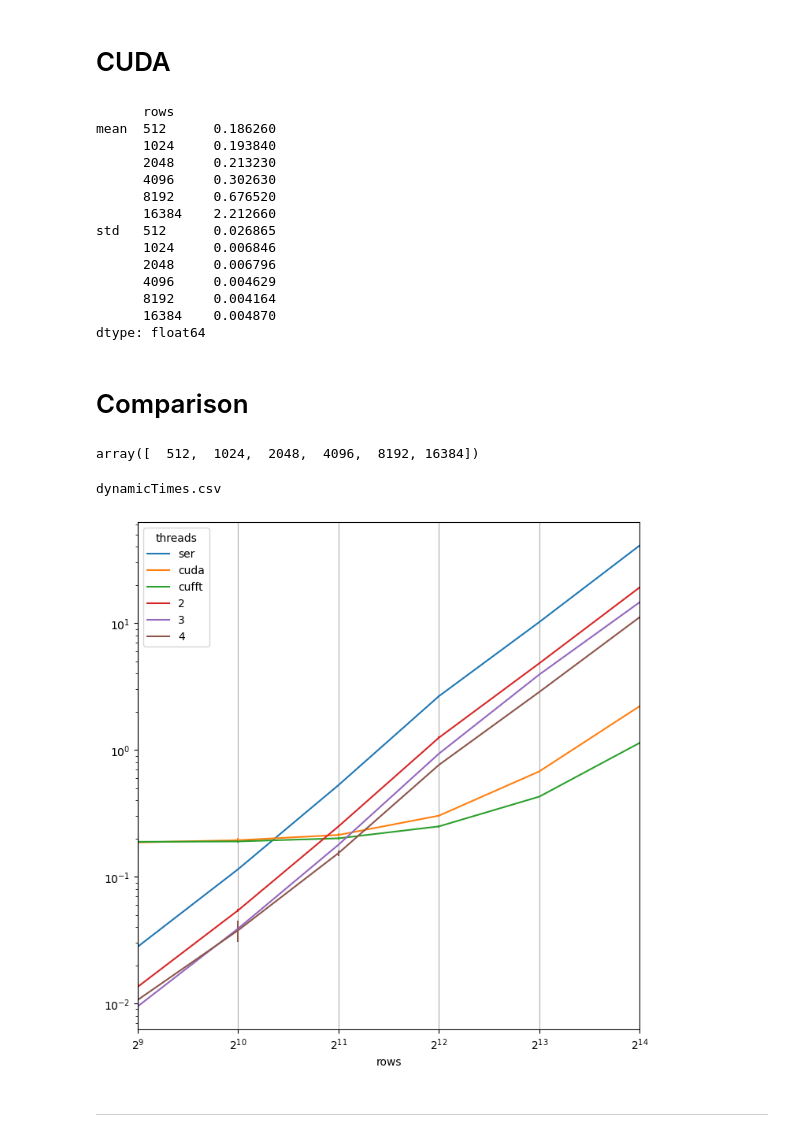
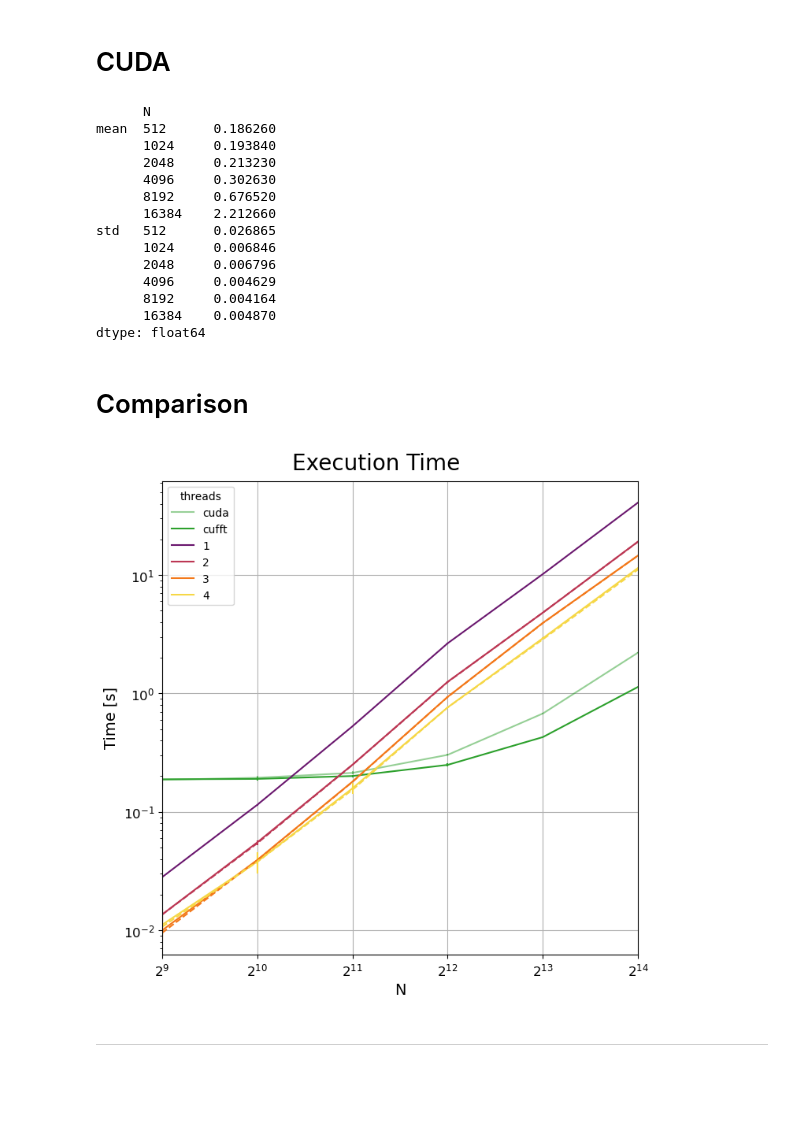
Before and after one commit to GioMai24/Speed-of-Light-FFT, a Jupyter notebook: visualization.ipynb, the cells around one changed output. Saved outputs shown, nothing was run; the diff lists cells and outputs as text; code cells hidden in the pictures; blank space fills up the shorter version.

```diff
--- a/visualization.ipynb
+++ b/visualization.ipynb
@@ -73,11 +98,11 @@ for i, name in enumerate(statFunc.columns[2:]):
 # %%
 wdir = Path("logs/singleImage/cuda/")
 # %%
-cuData = pd.read_csv(wdir/"times.csv", sep=' ', names=["rows", "real", "user", "sys"], header=None)
-cuMeanStd = cuData.groupby("rows").agg(["mean", "std"])["real"].unstack()
+cuData = pd.read_csv(wdir/"times.csv", sep=' ', names=["N", "real", "user", "sys"], header=None)
+cuMeanStd = cuData.groupby("N").agg(["mean", "std"])["real"].unstack()
 cuMeanStd
 # %% [output]
-      rows
+      N
 mean  512      0.186260
       1024     0.193840
       2048     0.213230
@@ -93,30 +118,38 @@ std   512      0.026865
 dtype: float64
 # %% [markdown]
 # Comparison
-# %%
-data["rows"].unique()
-# %% [output]
-array([  512,  1024,  2048,  4096,  8192, 16384])
 # %%
 wdir = Path("logs/singleImage/")
-pdNames = ["rows", "real", "user", "sys"]
+pdNames = ["N", "real", "user", "sys"]
+colors = plt.get_cmap("inferno")(np.linspace(0.3, 0.9, 4))
+
 fig, ax = plt.subplots(figsize=(7,7), layout="constrained")
+fig.suptitle("Execution Time", fontsize=20)
 ax.set_yscale("log")
 ax.set_xscale("log", base=2)
 ax.set_xlim(512, 16384)
 
+cmap = {
+        "1":{"color":colors[0]},
+        "cuda":{"color":"tab:green", "alpha":0.5},
+        "cufft":{"color":"tab:green"},
+        "threads":{"color":colors[1:]}
+       }
+
 for file in wdir.glob("**/times.csv"):
     data = pd.read_csv(file, sep=' ', names=pdNames, header=None)
-    data.groupby("rows").agg(["mean", "std"])["real"].plot(y="mean", yerr="std", xticks=data["rows"].unique(), label=file.parent.name, ax=ax)
-for file in wdir.glob("**/dynamicTimes.csv"):
-    print(file.name)
-    data = pd.read_csv(file, sep=' ', names=["threads"] + pdNames, header=None)
-    data = data[(data["threads"]<=4)]
-    data.groupby(["threads", "rows"]).agg(["mean", "std"])["real"].unstack(level=0).plot(y="mean", yerr="std", ax=ax)
+    data.groupby("N").agg(["mean", "std"])["real"].plot(y="mean", yerr="std", xticks=data["N"].unique(), **cmap[file.parent.name], label=file.parent.name, fontsize=12, ax=ax)
 
-ax.grid(axis="x")
+for file, kwarg in {"OMP/staticTimes.csv": {"ls": "-"}, "OMP/dynamicTimes.csv": {"ls": "--", "legend": False}}.items():
+    data = pd.read_csv(wdir/file, sep=' ', names=["threads"] + pdNames, header=None)
+    data = data[data["threads"]<=4]
+    data.groupby(["threads", "N"]).agg(["mean", "std"])["real"].unstack(level=0).plot(y="mean", yerr="std", **cmap["threads"], **kwarg, ax=ax)
+
+ax.grid()
+ax.set_xlabel("N", fontsize=14)
+ax.set_ylabel("Time [s]", fontsize=14)
+# ax.legend()
 
 plt.show()
 # %% [output]
-dynamicTimes.csv
-[figure, old version]
+[figure, new version]
```
Also changed, not shown: parts of 11 cells of this notebook.
